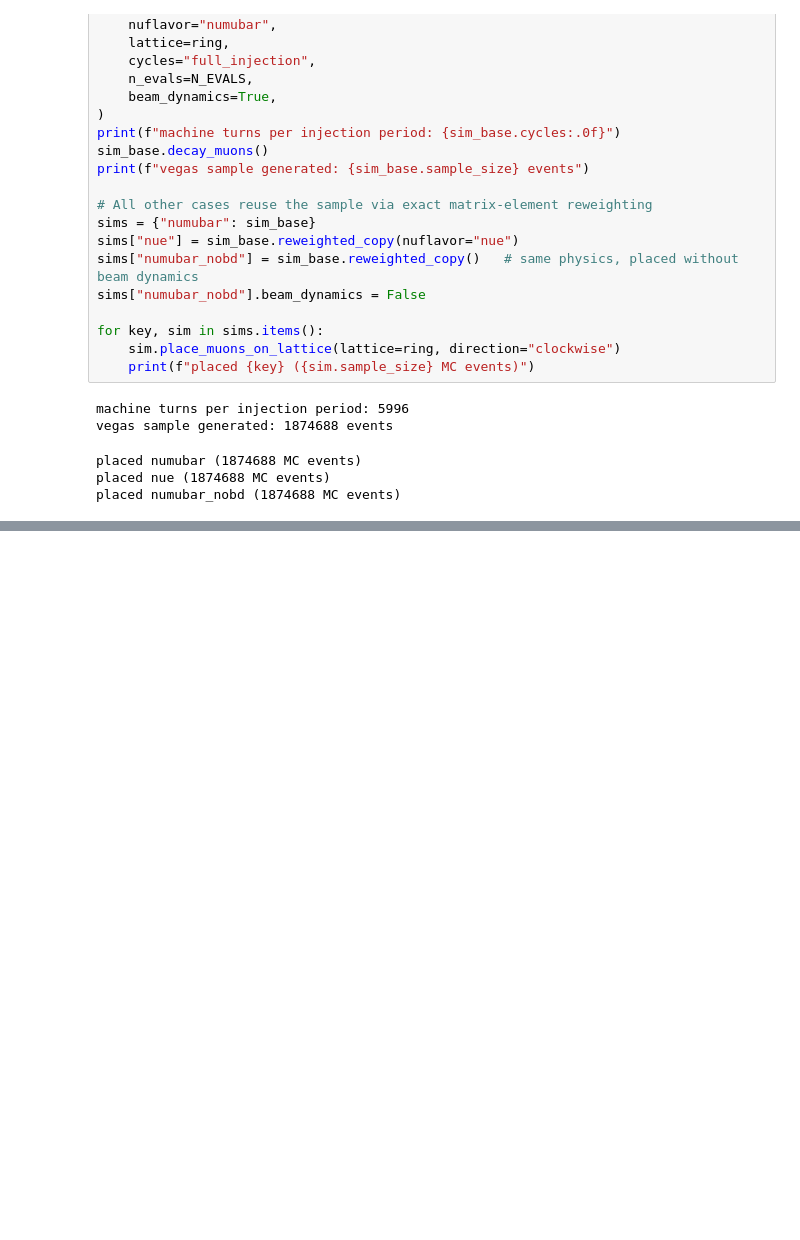
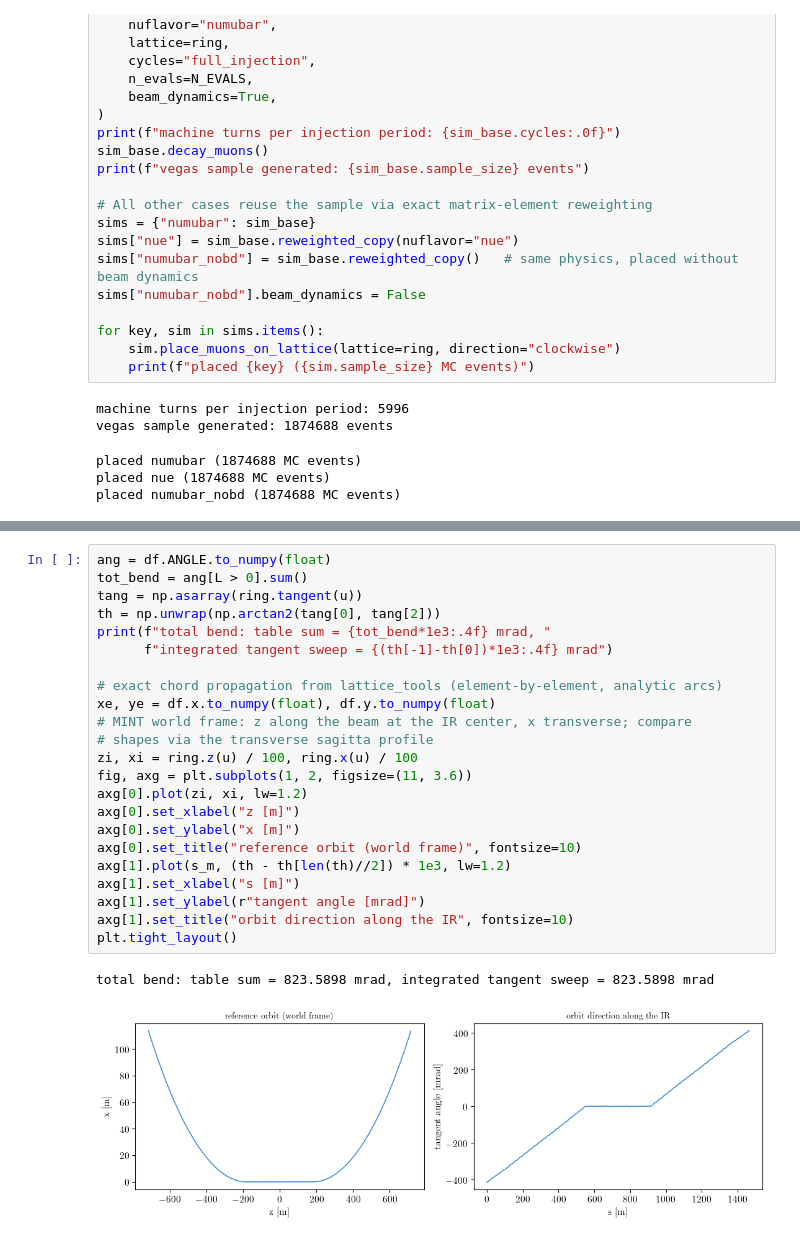
Before and after one commit to jchoi55/MINT, a Jupyter notebook: dev_examples/beam_optics_plots.ipynb, the cells around one changed output, grey strips where cells are left out. Cells and saved outputs as stored; diff of their text form; blank space fills up the shorter version.

```diff
--- a/dev_examples/beam_optics_plots.ipynb
+++ b/dev_examples/beam_optics_plots.ipynb
@@ -289,0 +417,26 @@ placed numubar_nobd (1874688 MC events)
+# %%
+ang = df.ANGLE.to_numpy(float)
+tot_bend = ang[L > 0].sum()
+tang = np.asarray(ring.tangent(u))
+th = np.unwrap(np.arctan2(tang[0], tang[2]))
+print(f"total bend: table sum = {tot_bend*1e3:.4f} mrad, "
+      f"integrated tangent sweep = {(th[-1]-th[0])*1e3:.4f} mrad")
+
+# exact chord propagation from lattice_tools (element-by-element, analytic arcs)
+xe, ye = df.x.to_numpy(float), df.y.to_numpy(float)
+# MINT world frame: z along the beam at the IR center, x transverse; compare
+# shapes via the transverse sagitta profile
+zi, xi = ring.z(u) / 100, ring.x(u) / 100
+fig, axg = plt.subplots(1, 2, figsize=(11, 3.6))
+axg[0].plot(zi, xi, lw=1.2)
+axg[0].set_xlabel("z [m]")
+axg[0].set_ylabel("x [m]")
+axg[0].set_title("reference orbit (world frame)", fontsize=10)
+axg[1].plot(s_m, (th - th[len(th)//2]) * 1e3, lw=1.2)
+axg[1].set_xlabel("s [m]")
+axg[1].set_ylabel(r"tangent angle [mrad]")
+axg[1].set_title("orbit direction along the IR", fontsize=10)
+plt.tight_layout()
+# %% [output]
+total bend: table sum = 823.5898 mrad, integrated tangent sweep = 823.5898 mrad
+[figure, added]
```
Also changed, not shown: parts of 23 cells of this notebook, 10 other files.
